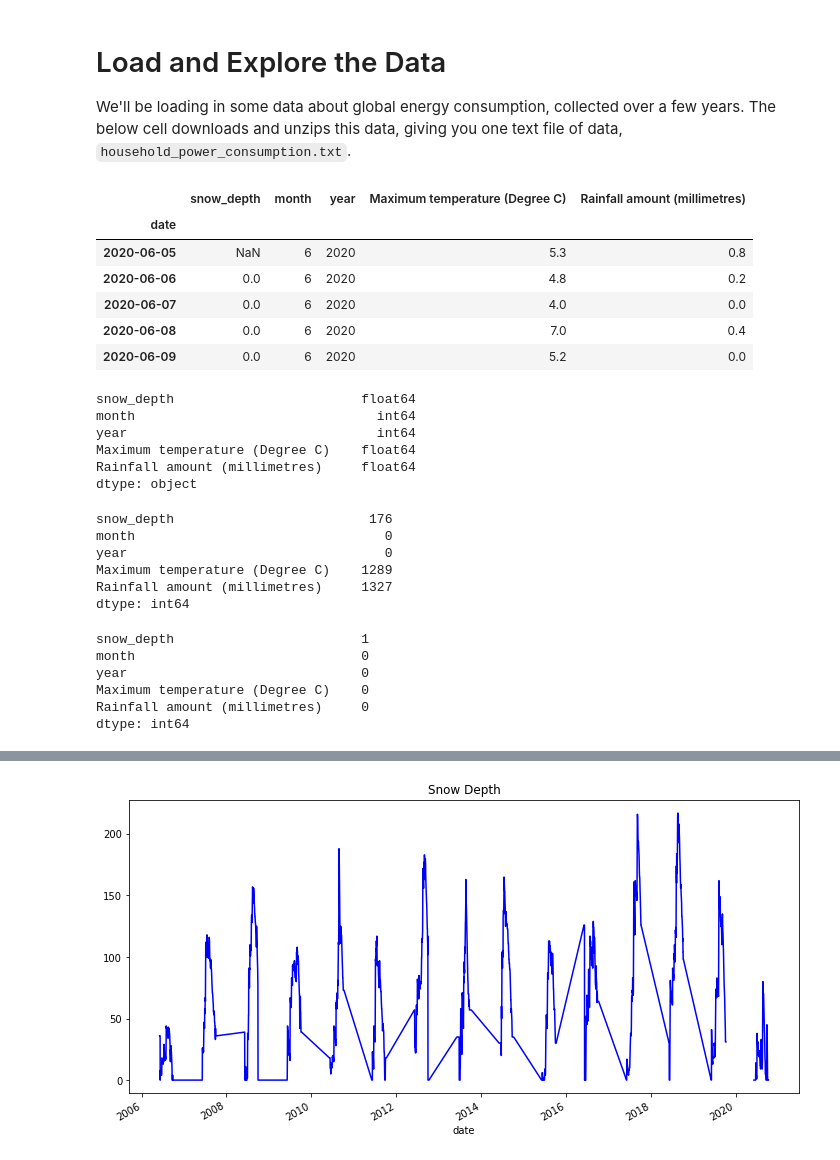
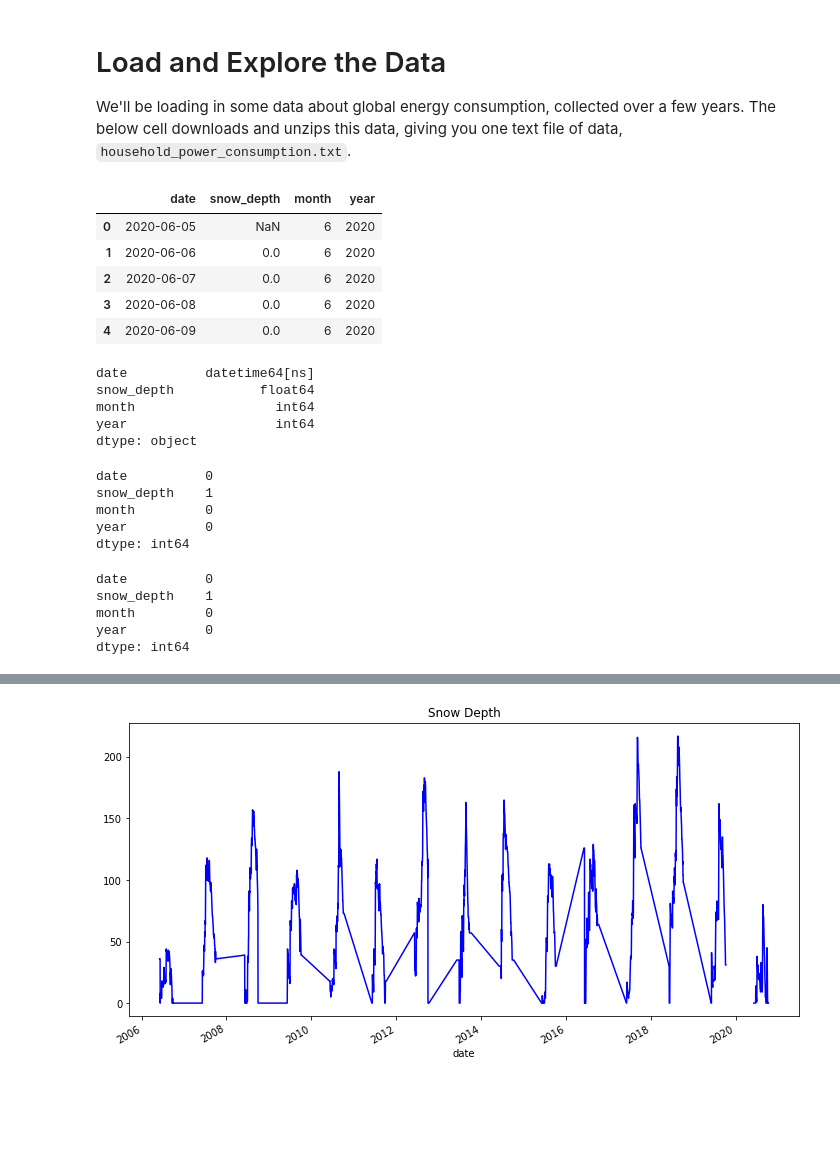
Before and after one commit to boffyd/UdacityML-Capstone, a Jupyter notebook: FallsCreekSnowForecast.ipynb, the cells around one changed output, grey strips where cells are left out. Cells and saved outputs as stored; diff of their text form; code cells hidden in the pictures; blank space fills up the shorter version.

```diff
--- a/FallsCreekSnowForecast.ipynb
+++ b/FallsCreekSnowForecast.ipynb
@@ -73,46 +57,40 @@ We'll be loading in some data about global energy consumption, collected over a
 # %%
 #Snow Depth Information
 
-url = 'https://raw.githubusercontent.com/boffyd/UdacityML-Capstone/main/Data/time.csv'
+url = 'https://raw.githubusercontent.com/boffyd/UdacityML-Capstone/main/Data/snow.csv'
 
 df = pd.read_csv(url)
 df['date']  =  pd.to_datetime(df['date'] , format='%Y-%m-%d')
-df['date'] = pd.to_datetime(df['date'])
-df = df.set_index('date')
 df.head()
 # %% [output]
-|  | snow_depth | month | year | Maximum temperature (Degree C) | Rainfall amount (millimetres) |
-| date |  |  |  |  |  |
-| 2020-06-05 | NaN | 6 | 2020 | 5.3 | 0.8 |
-| 2020-06-06 | 0.0 | 6 | 2020 | 4.8 | 0.2 |
-| 2020-06-07 | 0.0 | 6 | 2020 | 4.0 | 0.0 |
-| 2020-06-08 | 0.0 | 6 | 2020 | 7.0 | 0.4 |
-| 2020-06-09 | 0.0 | 6 | 2020 | 5.2 | 0.0 |
+|  | date | snow_depth | month | year |
+| 0 | 2020-06-05 | NaN | 6 | 2020 |
+| 1 | 2020-06-06 | 0.0 | 6 | 2020 |
+| 2 | 2020-06-07 | 0.0 | 6 | 2020 |
+| 3 | 2020-06-08 | 0.0 | 6 | 2020 |
+| 4 | 2020-06-09 | 0.0 | 6 | 2020 |
 # %%
 df.dtypes
 # %% [output]
-snow_depth                        float64
-month                               int64
-year                                int64
-Maximum temperature (Degree C)    float64
-Rainfall amount (millimetres)     float64
+date          datetime64[ns]
+snow_depth           float64
+month                  int64
+year                   int64
 dtype: object
 # %%
 df.isna().sum()
 # %% [output]
-snow_depth                         176
-month                                0
-year                                 0
-Maximum temperature (Degree C)    1289
-Rainfall amount (millimetres)     1327
+date          0
+snow_depth    1
+month         0
+year          0
 dtype: int64
 # %%
 df.fillna(method='ffill', inplace=True)
 df.isna().sum()
 # %% [output]
-snow_depth                        1
-month                             0
-year                              0
-Maximum temperature (Degree C)    0
-Rainfall amount (millimetres)     0
+date          0
+snow_depth    1
+month         0
+year          0
 dtype: int64
```
Also changed, not shown: parts of 19 cells of this notebook.
